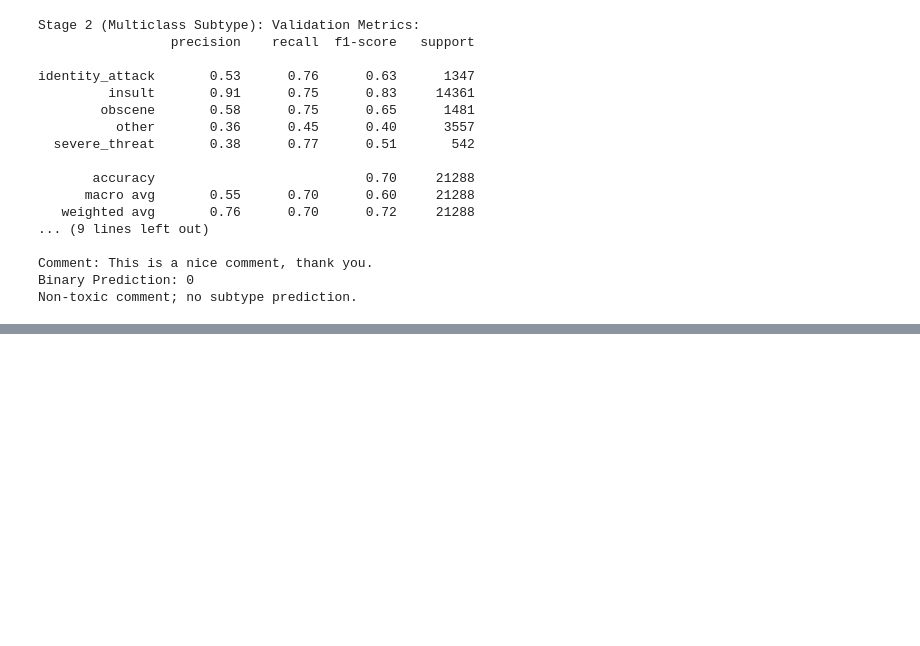
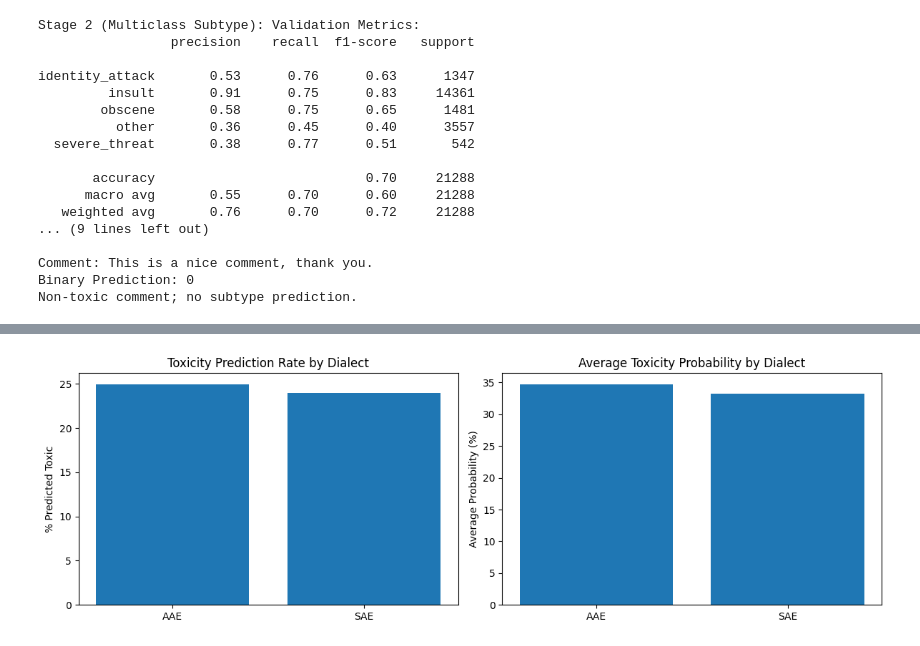
Before and after one commit to Crownedprinz/dual-stage-toxic-comment-detection-system, a Jupyter notebook: notebooks/jigsaw_unintended_bias.ipynb, the cells around one changed output, grey strips where cells are left out. Cells and saved outputs as stored; diff of their text form; code cells hidden in the pictures; blank space fills up the shorter version.

```diff
--- a/notebooks/jigsaw_unintended_bias.ipynb
+++ b/notebooks/jigsaw_unintended_bias.ipynb
@@ -667,0 +642,89 @@ Non-toxic comment; no subtype prediction.
+# %%
+import pandas as pd
+import os
+from sklearn.metrics import confusion_matrix
+import seaborn as sns
+import matplotlib.pyplot as plt
+
+def load_dialect_samples(filename):
+    """Load text samples from a file and return as a list."""
+    with open(filename, 'r', encoding='utf-8') as f:
+        return [line.strip() for line in f if line.strip()]
+
+def analyze_dialect_bias(model, texts, dialect_name):
+    """Analyze toxicity predictions for a set of dialect samples."""
+    # Get predictions and probabilities
+    predictions = model.predict(texts)
+    probabilities = model.predict_proba(texts)[:, 1]  # Probability of toxic class
+
+    results = {
+        'texts': texts,
+        'predictions': predictions,
+        'probabilities': probabilities
+    }
+
+    # Calculate summary statistics
+    stats = {
+        'total_samples': len(texts),
+        'predicted_toxic': sum(predictions),
+        'toxic_rate': sum(predictions) / len(texts) * 100,
+        'avg_toxicity_prob': probabilities.mean() * 100
+    }
+
+    print(f"\nResults for {dialect_name}:")
+    print(f"Total samples: {stats['total_samples']}")
+    print(f"Predicted toxic: {stats['predicted_toxic']} ({stats['toxic_rate']:.1f}%)")
+    print(f"Average toxicity probability: {stats['avg_toxicity_prob']:.1f}%")
+
+    return results, stats
+
+def plot_dialect_comparison(aae_stats, sae_stats):
+    """Plot comparison of toxicity predictions between dialects."""
+    fig, (ax1, ax2) = plt.subplots(1, 2, figsize=(12, 4))
+
+    # Plot 1: Toxic prediction rates
+    rates = [aae_stats['toxic_rate'], sae_stats['toxic_rate']]
+    ax1.bar(['AAE', 'SAE'], rates)
+    ax1.set_title('Toxicity Prediction Rate by Dialect')
+    ax1.set_ylabel('% Predicted Toxic')
+
+    # Plot 2: Average toxicity probabilities
+    probs = [aae_stats['avg_toxicity_prob'], sae_stats['avg_toxicity_prob']]
+    ax2.bar(['AAE', 'SAE'], probs)
+    ax2.set_title('Average Toxicity Probability by Dialect')
+    ax2.set_ylabel('Average Probability (%)')
+
+    plt.tight_layout()
+    plt.show()
+
+# Load dialect samples
+data_dir = os.path.join('..', 'data', 'dialect')
+aae_texts = load_dialect_samples(os.path.join(data_dir, '/Users/crownedprinz/Documents/Projects/Python/dual-stage-toxic-comment-detection-system/raw_data/Dialect Dataset/aave_samples.txt'))
+sae_texts = load_dialect_samples(os.path.join(data_dir, '/Users/crownedprinz/Documents/Projects/Python/dual-stage-toxic-comment-detection-system/raw_data/Dialect Dataset/sae_samples.txt'))
+
+# Analyze both dialects
+aae_results, aae_stats = analyze_dialect_bias(binary_model, aae_texts, 'African American English')
+sae_results, sae_stats = analyze_dialect_bias(binary_model, sae_texts, 'Standard American English')
+
+# Plot comparisons
+plot_dialect_comparison(aae_stats, sae_stats)
+
+# Calculate bias metrics
+bias_ratio = aae_stats['toxic_rate'] / sae_stats['toxic_rate']
+prob_diff = aae_stats['avg_toxicity_prob'] - sae_stats['avg_toxicity_prob']
+
+print(f"\nBias Analysis:")
+print(f"AAE/SAE toxicity prediction ratio: {bias_ratio:.2f}x")
+print(f"Probability difference (AAE - SAE): {prob_diff:.1f}%")
+
+# Save detailed results
+results_dir = os.path.join('..', 'results')
+os.makedirs(results_dir, exist_ok=True)
+
+pd.DataFrame({
+    'dialect': ['AAE'] * len(aae_texts) + ['SAE'] * len(sae_texts),
+    'text': aae_results['texts'] + sae_results['texts'],
+    'prediction': list(aae_results['predictions']) + list(sae_results['predictions']),
+    'probability': list(aae_results['probabilities']) + list(sae_results['probabilities'])
+}).to_csv(os.path.join(results_dir, 'dialect_analysis.csv'), index=False)
+# %% [output]
@@ -667,0 +740 @@ Non-toxic comment; no subtype prediction.
+[figure, added]
```
Also changed, not shown: parts of 4 cells of this notebook, 2 other files.
